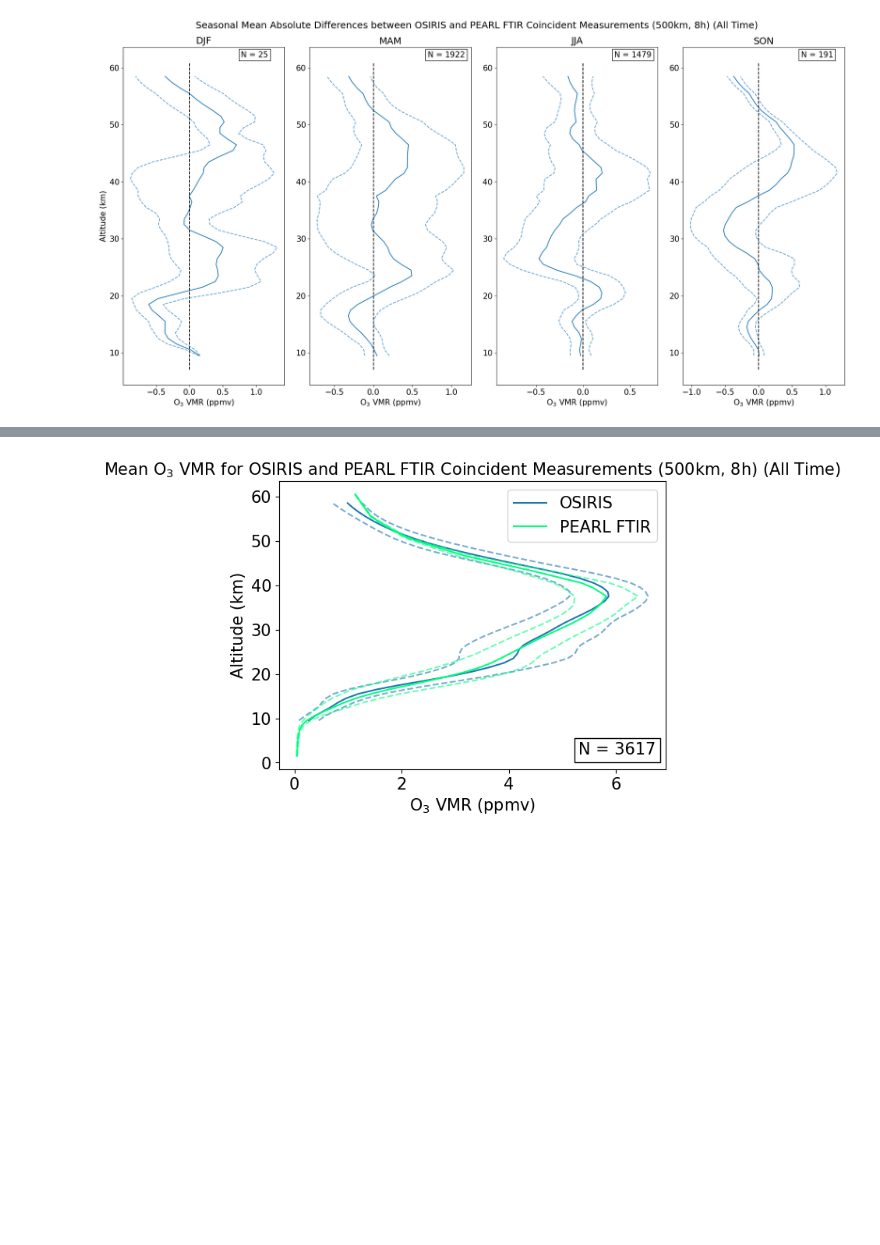
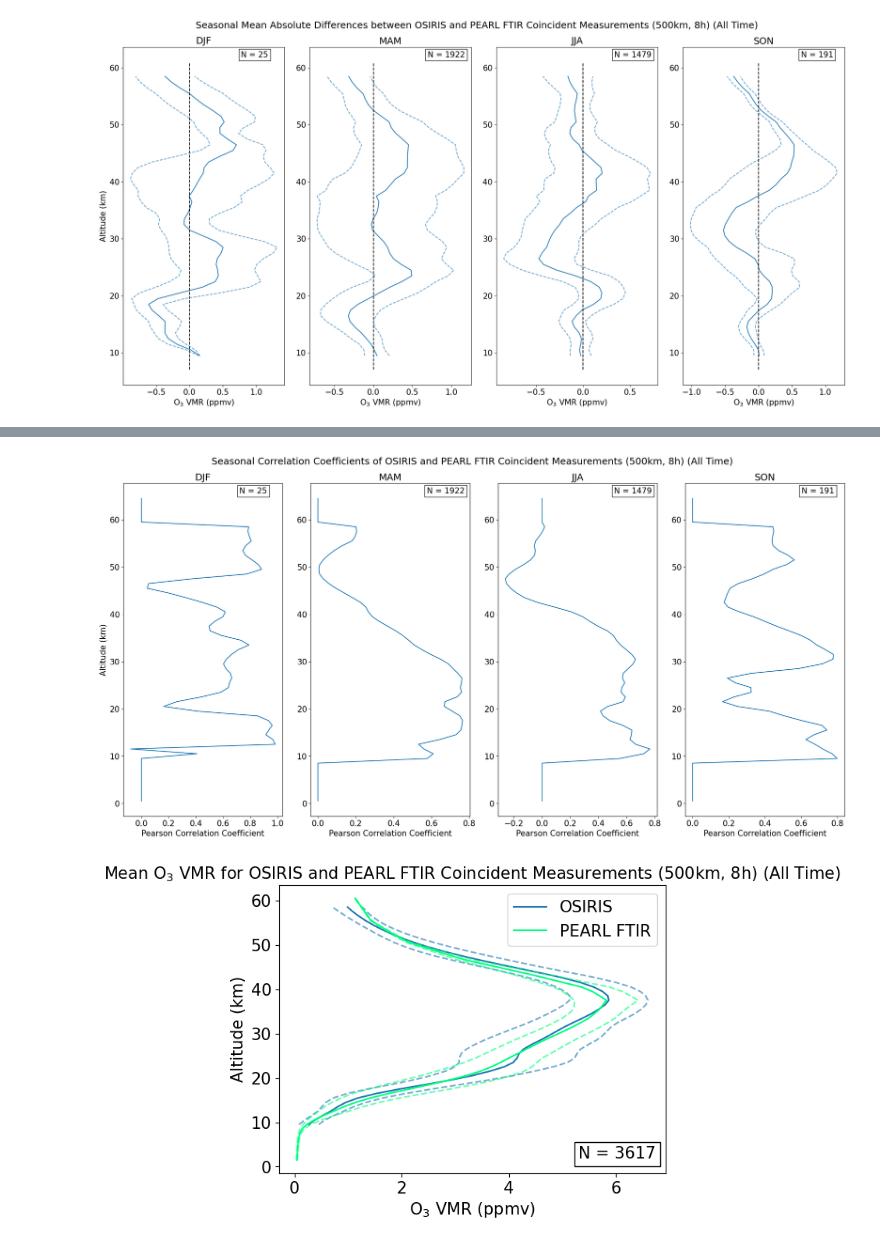
Before and after one commit to Sallamsaka/ozone-measurement-comparison, a Jupyter notebook: O3_ANALYSIS/PROFILE_COMPARISONS/pearl_ftir osiris profile comparisons.ipynb, the cells around one changed output, grey strips where cells are left out. Cells and saved outputs as stored; diff of their text form; code cells hidden in the pictures; blank space fills up the shorter version.

```diff
--- a/O3_ANALYSIS/PROFILE_COMPARISONS/pearl_ftir osiris profile comparisons.ipynb
+++ b/O3_ANALYSIS/PROFILE_COMPARISONS/pearl_ftir osiris profile comparisons.ipynb
@@ -530,3 +607,51 @@ fig.savefig(title, bbox_inches="tight")
+# %%
+fig, axes = plt.subplots(1, len(n_seasonal_coincidences) - len(no_seasonal_coincidences), figsize=(20, 10))
+seasons = list(seasonal_months.keys())
+
+for season in no_seasonal_coincidences:
+    seasons.remove(season)
+
+r_seasonal = {}
+
+for season in o3O_seasonal_coincidences:
+
+    summing_seasonal = np.nansum(
+        ((o3O_seasonal_coincidences[season] - mean_O_seasonal[season]) / std_O_seasonal[season]) * ((o3P_seasonal_coincidences[season] - mean_P_seasonal[season]) / std_P_seasonal[season]),
+        axis = 0)
+    mask = ~np.isnan(o3O_seasonal_coincidences[season]) & ~np.isnan(o3P_seasonal_coincidences[season])
+    valid_counts = np.sum(mask, axis=0)
+    denominator = (valid_counts) - 1
+    r = summing_seasonal / denominator
+    r_seasonal[season] = r
+
+
+for i, season in enumerate(seasons):
+    ax = axes[i]
+    n_season_coincidences = n_seasonal_coincidences[season]
+
+    ax.plot(
+        r_seasonal[season],
+        ALT_GRID
+    )
+
+
+    ax.set_title(f"{season}")
+
+    ax.set_xlabel("Pearson Correlation Coefficient")
+
+    ax.text(0.730, 0.970, f"N = {n_season_coincidences}", fontsize=15, transform=ax.transAxes, bbox=dict(facecolor=None, edgecolor='black', fill = False))
+
+
+axes[0].set_ylabel("Altitude (km)")
+
+fig.tight_layout()
+
+plt.suptitle("Seasonal Correlation Coefficients of OSIRIS and PEARL FTIR Coincident Measurements" + f" ({MAX_DIST_KM}" + "km," + " " + f"{TIME_TOL_HOURS}" + "h)" + " (All Time)", y = 1.02)
+
+title = fig._suptitle.get_text()
+fig.savefig(title, bbox_inches="tight")
+# %% [output]
+[figure, added]
 # %%
 std_O = np.nanstd(o3O_coincidences, axis = 0)
 std_P = np.nanstd(o3P_coincidences, axis = 0)
```
Also changed, not shown: parts of 7 cells of this notebook, 35 other files.
